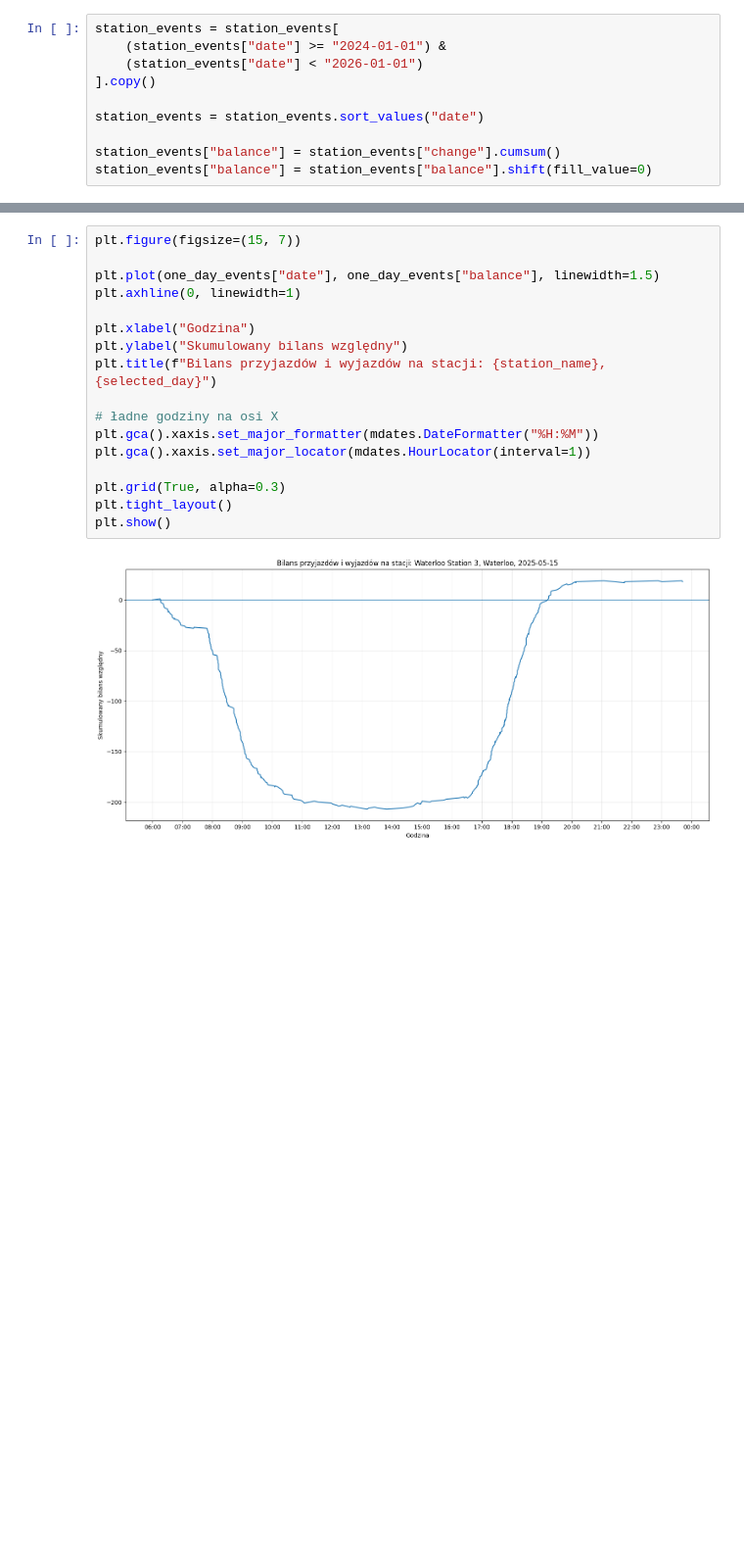
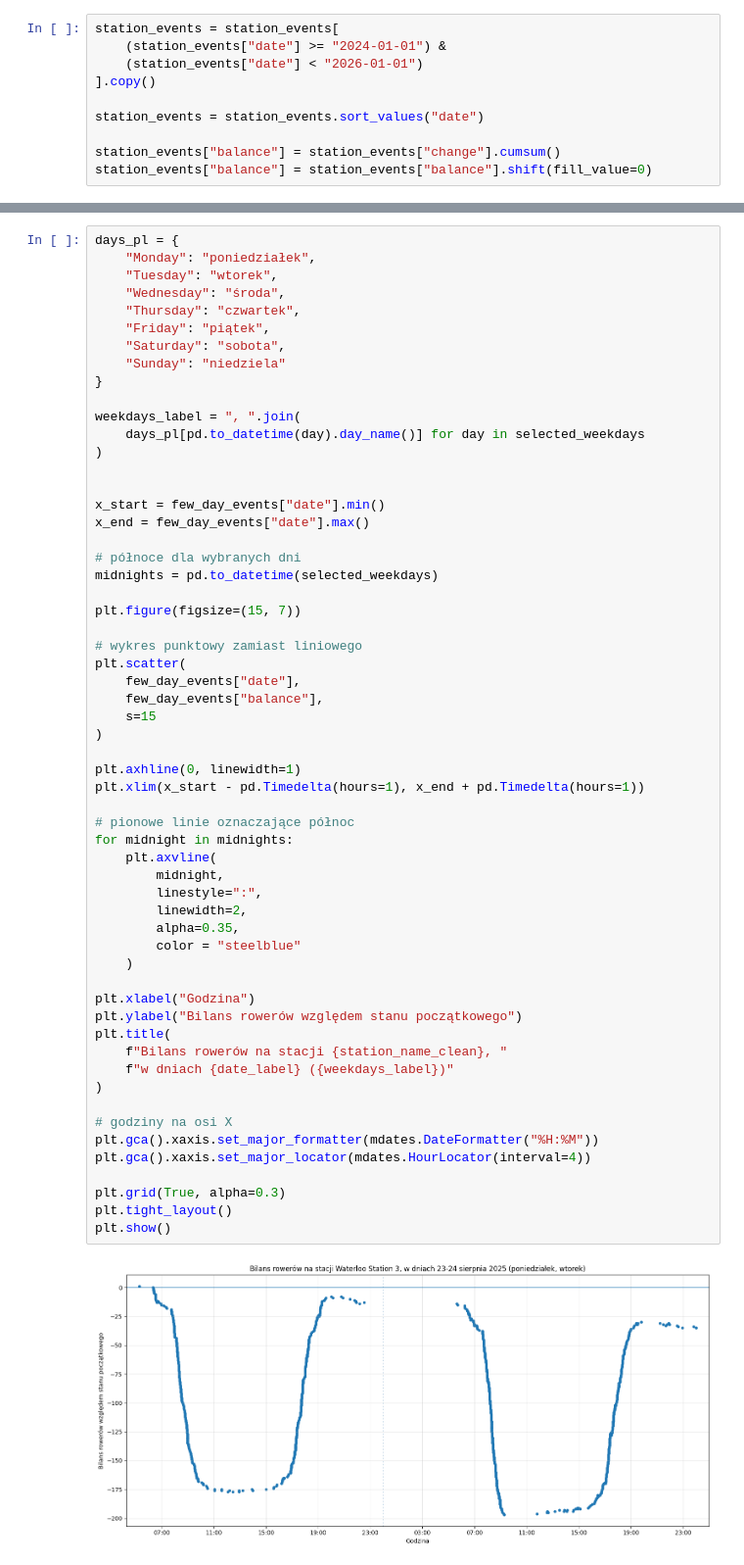
Before and after one commit to ArturWerys/london-bike-network-analysis, a Jupyter notebook: 01_data_preparation.ipynb, the cells around one changed output, grey strips where cells are left out. Shown at 98% size. Saved outputs shown, nothing was run; the diff lists cells and outputs as text; blank space fills up the shorter version.

```diff
--- a/01_data_preparation.ipynb
+++ b/01_data_preparation.ipynb
@@ -339,19 +681,60 @@ one_day_events["balance"] = one_day_events["balance"].shift(fill_value=0)
 # %%
+days_pl = {
+    "Monday": "poniedziałek",
+    "Tuesday": "wtorek",
+    "Wednesday": "środa",
+    "Thursday": "czwartek",
+    "Friday": "piątek",
+    "Saturday": "sobota",
+    "Sunday": "niedziela"
+}
+
+weekdays_label = ", ".join(
+    days_pl[pd.to_datetime(day).day_name()] for day in selected_weekdays
+)
+
+
+x_start = few_day_events["date"].min()
+x_end = few_day_events["date"].max()
+
+# północe dla wybranych dni
+midnights = pd.to_datetime(selected_weekdays)
+
 plt.figure(figsize=(15, 7))
 
-plt.plot(one_day_events["date"], one_day_events["balance"], linewidth=1.5)
+# wykres punktowy zamiast liniowego
+plt.scatter(
+    few_day_events["date"],
+    few_day_events["balance"],
+    s=15
+)
+
 plt.axhline(0, linewidth=1)
+plt.xlim(x_start - pd.Timedelta(hours=1), x_end + pd.Timedelta(hours=1))
+
+# pionowe linie oznaczające północ
+for midnight in midnights:
+    plt.axvline(
+        midnight,
+        linestyle=":",
+        linewidth=2,
+        alpha=0.35,
+        color = "steelblue"
+    )
 
 plt.xlabel("Godzina")
-plt.ylabel("Skumulowany bilans względny")
-plt.title(f"Bilans przyjazdów i wyjazdów na stacji: {station_name}, {selected_day}")
+plt.ylabel("Bilans rowerów względem stanu początkowego")
+plt.title(
+    f"Bilans rowerów na stacji {station_name_clean}, "
+    f"w dniach {date_label} ({weekdays_label})"
+)
 
-# ładne godziny na osi X
+# godziny na osi X
 plt.gca().xaxis.set_major_formatter(mdates.DateFormatter("%H:%M"))
-plt.gca().xaxis.set_major_locator(mdates.HourLocator(interval=1))
+plt.gca().xaxis.set_major_locator(mdates.HourLocator(interval=4))
 
 plt.grid(True, alpha=0.3)
 plt.tight_layout()
 plt.show()
 # %% [output]
-[figure, old version]
+[figure, new version]
```
Also changed, not shown: parts of 19 cells of this notebook, 16 other files.
